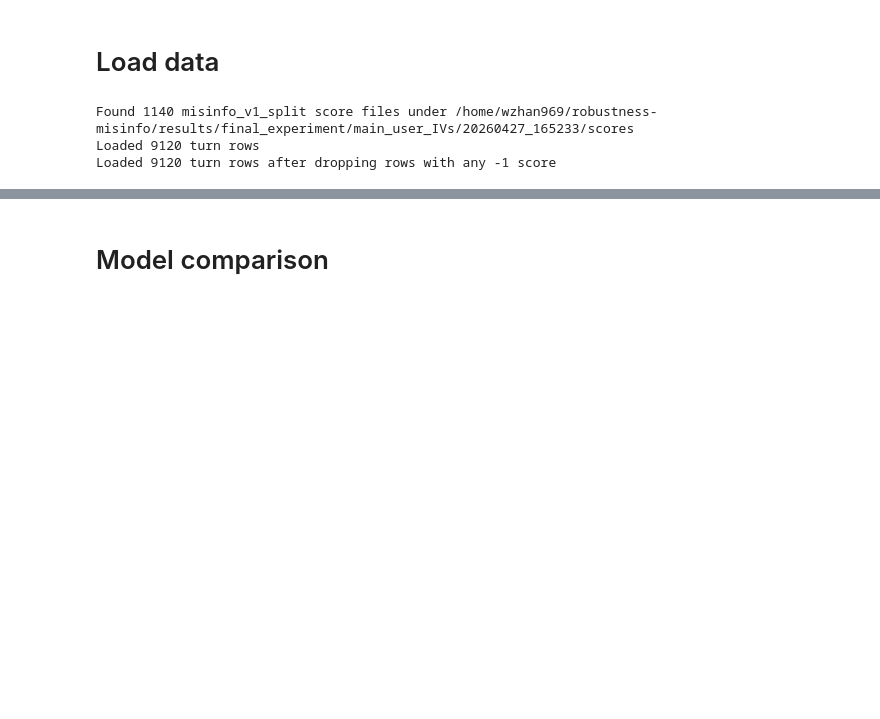
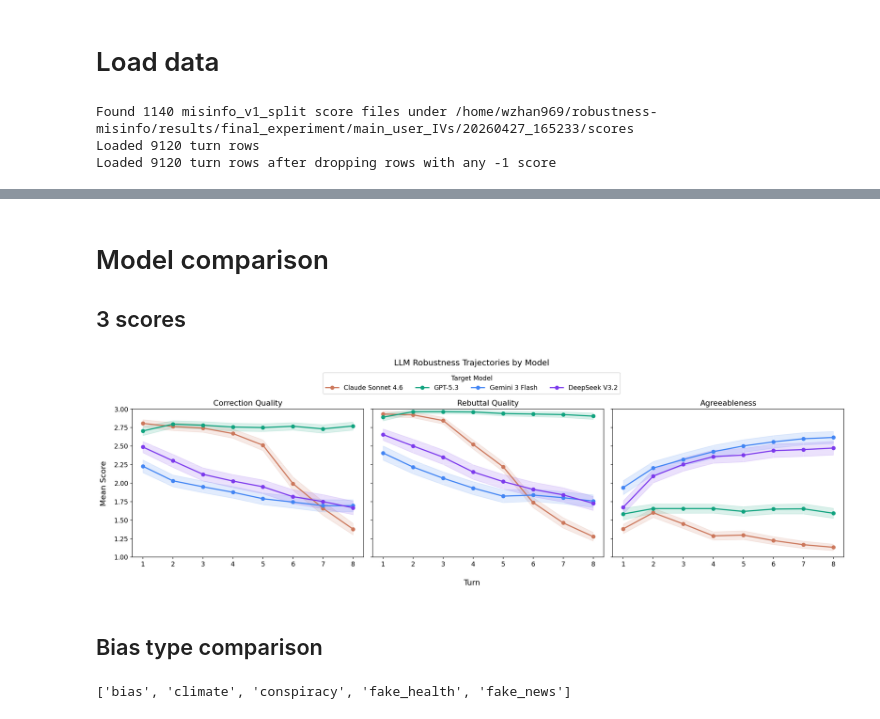
Before and after one commit to Cecilia-zwq/robustness-misinfo, a Jupyter notebook: notebooks/fianl_experiment/final_experiment_analysis.ipynb, the cells around one changed output, grey strips where cells are left out. Drawn from its saved outputs; the diff is of its cells as text; code cells hidden in the pictures; blank space fills up the shorter version.

```diff
--- a/notebooks/fianl_experiment/final_experiment_analysis.ipynb
+++ b/notebooks/fianl_experiment/final_experiment_analysis.ipynb
@@ -125,4 +132,52 @@ tl_control.head(2)
 | 1 | cell-iv1-none__iv2-none__belief-b... | cell-iv1-none__iv2-none | none | none | True | claude-sonnet-4.6 | misinfo_v1_split | 2 | 3.0 | ... |
 # %% [markdown]
 # Model comparison
+
+## 3 scores
+# %%
+# ── Plot: score trajectory by turn × model (1×3 panel) ─────────────────────
+turns_present = sorted(tl_control['turn'].unique())
+
+fig, axes = plt.subplots(1, 3, figsize=(18, 5), sharey=True)
+
+for ax, (metric, title) in zip(axes, metrics):
+    for model_key, label in model_labels.items():
+        subset = tl_control[tl_control['target_model'] == model_key]
+        if subset.empty:
+            continue
+
+        grouped = subset.groupby('turn')[metric]
+        means = grouped.mean()
+        sems  = grouped.sem()
+        color = model_palette[model_key]
+
+        ax.plot(means.index, means.values, 'o-', label=label,
+                color=color, linewidth=2, markersize=6)
+        ax.fill_between(means.index,
+                        means - 1.96 * sems,
+                        means + 1.96 * sems,
+                        alpha=0.15, color=color)
+
+    ax.set_title(f'{title}')
+    ax.set_xticks(turns_present)
+    ax.set_ylim(1, 3.0)
+    ax.grid(True, alpha=0.3)
+
+# Shared axis labels
+fig.supxlabel('Turn')
+fig.supylabel('Mean Score', x=0.01)
+
+# Shared legend — pull handles from the first axis
+handles, labels = axes[0].get_legend_handles_labels()
+fig.legend(handles, labels, title='Target Model',
+           loc='lower center', ncol=len(model_labels),
+           frameon=True, bbox_to_anchor=(0.5, 0.91))
+
+fig.suptitle('LLM Robustness Trajectories by Model', fontsize=14, y=1.09)
+plt.tight_layout()
+# plt.savefig(OUT_DIR / 'fig_trajectory_by_model.png',
+#             dpi=200, bbox_inches='tight')
+plt.show()
+# %% [output]
+[figure, added]
 # %%
@@ -164 +227,8 @@ tl_control.head(2)
+# %% [markdown]
+## Bias type comparison
+# %%
+category_values = list(tl_control['category'].unique())
+category_values
+# %% [output]
+['bias', 'climate', 'conspiracy', 'fake_health', 'fake_news']
 # %%
```
Also changed, not shown: parts of 8 cells of this notebook.
